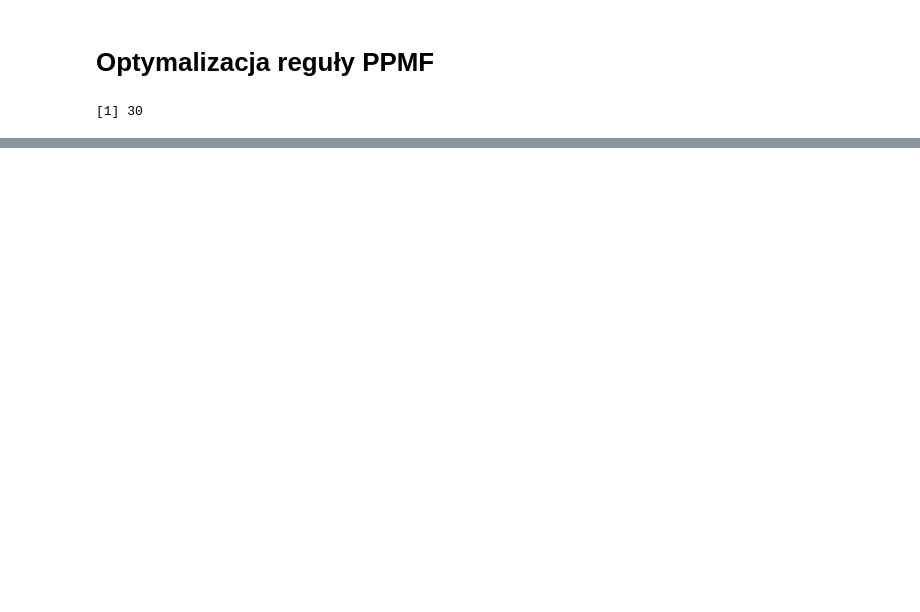
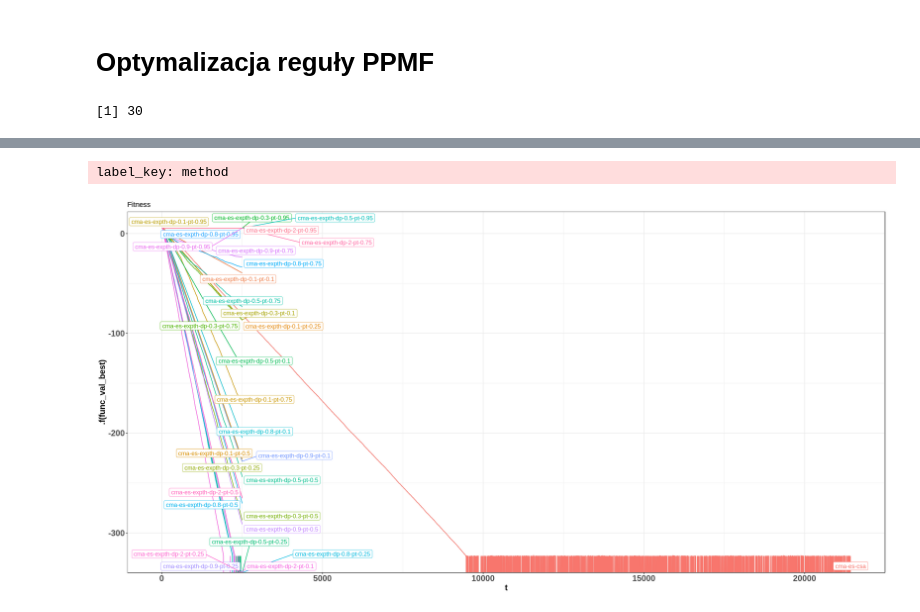
Before and after one commit to ewarchul/cma-es-exp, a Jupyter notebook: notebook/sigma-expth-optim.ipynb, the cells around one changed output, grey strips where cells are left out. Drawn from its saved outputs; the diff is of its cells as text; code cells hidden in the pictures; blank space fills up the shorter version.

```diff
--- a/notebook/sigma-expth-optim.ipynb
+++ b/notebook/sigma-expth-optim.ipynb
@@ -96,0 +94,10 @@ locale:
+# %%
+experiments_d30 =
+    do_experiment(
+        methods = c(cma_es_csa, expths),
+        func = eval_func,
+        dim = 30,
+        x0 = 100,
+        lower = -100,
+        upper = 100
+    )
@@ -96,0 +122,7 @@ locale:
+# %%
+experiments_d30 %>%
+    value_plot(.f = log10) +
+    gghighlight::gghighlight(is.character(method), use_direct_label = T)
+# %% [output]
+label_key: method
+[figure, added]
```
Also changed, not shown: parts of 27 cells of this notebook.
